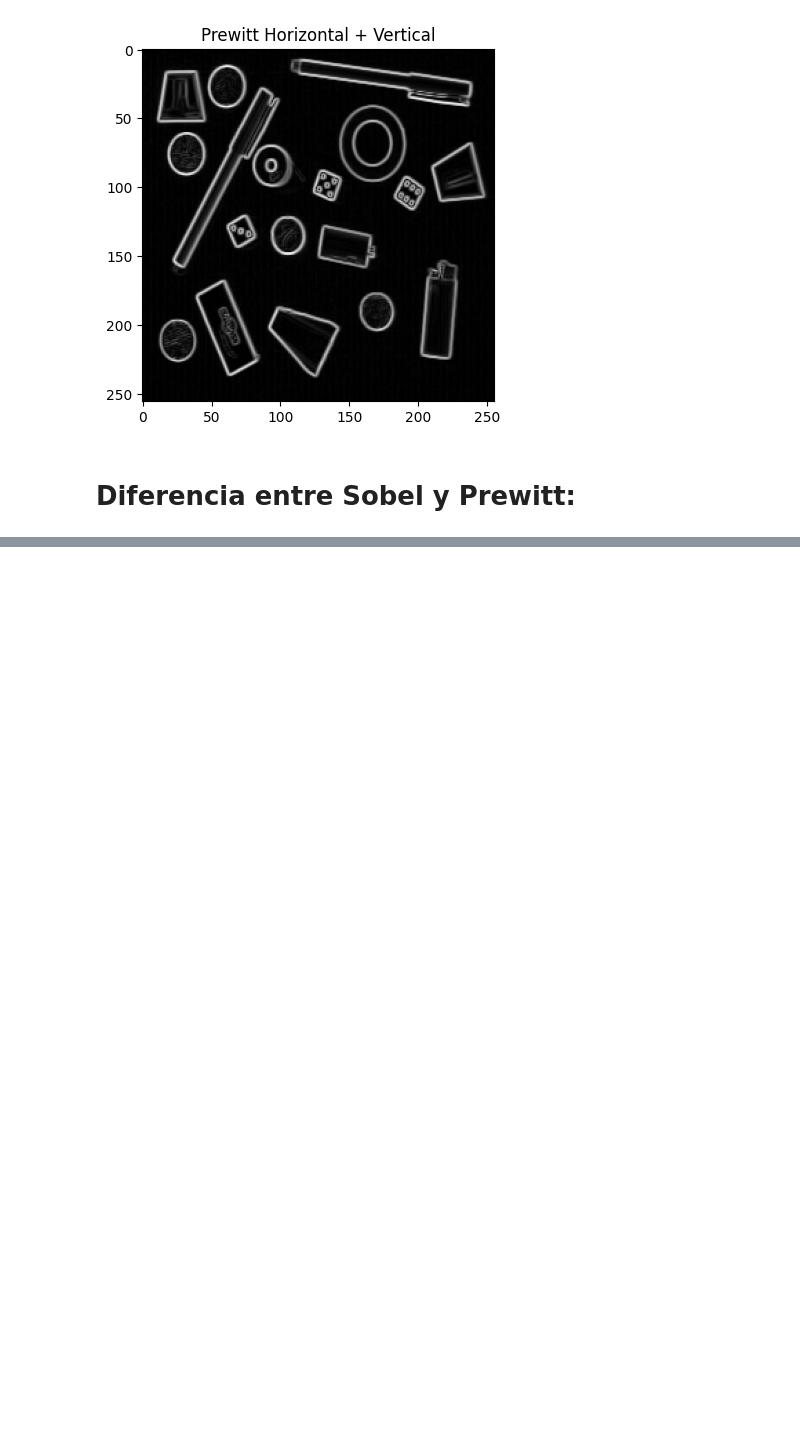
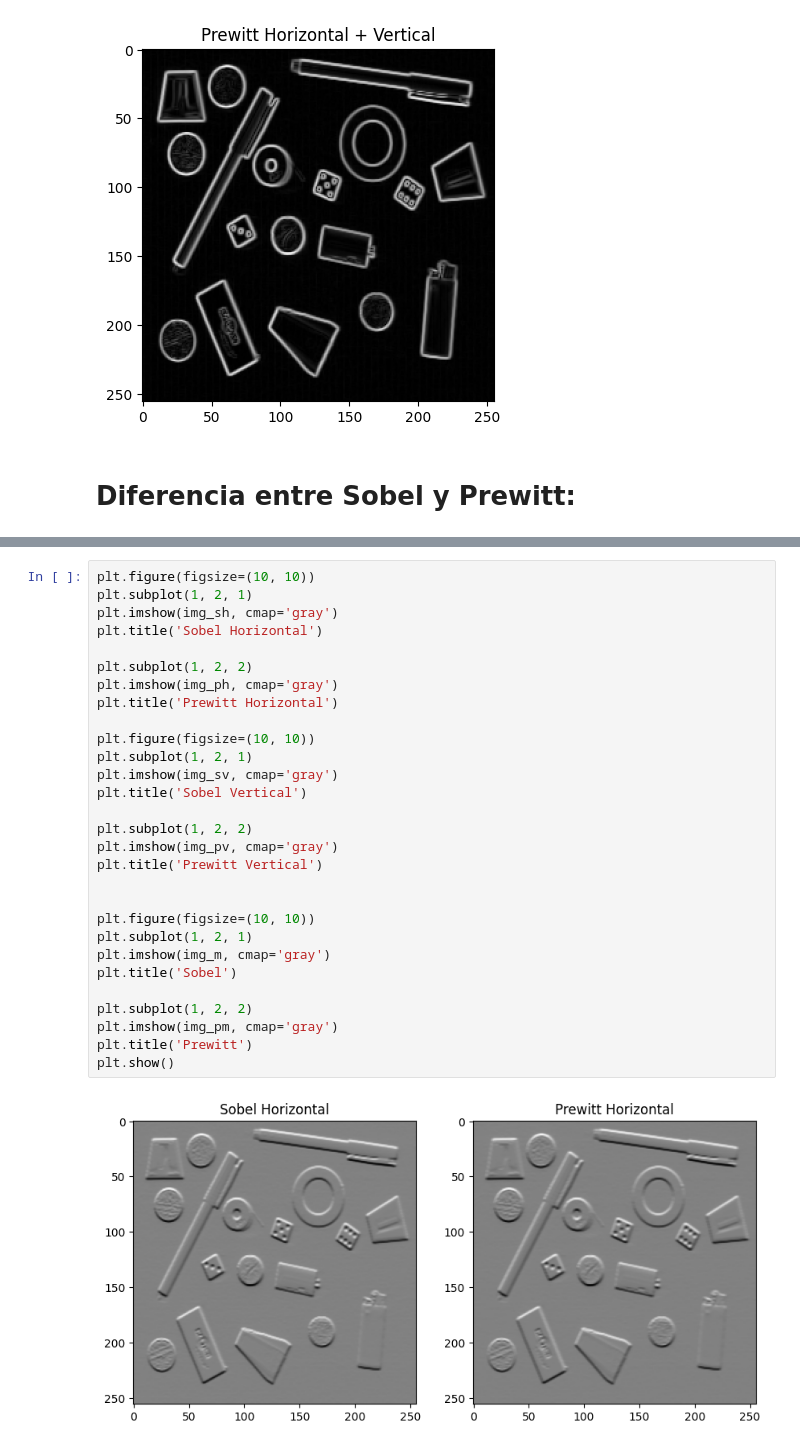
Before and after one commit to pukinidev/TalleresImagenes, a Jupyter notebook: Taller3/Filtros lineales de deteccion de contornos.ipynb, the cells around one changed output, grey strips where cells are left out. Saved outputs shown, nothing was run; the diff lists cells and outputs as text; blank space fills up the shorter version.

```diff
--- a/Taller3/Filtros lineales de deteccion de contornos.ipynb
+++ b/Taller3/Filtros lineales de deteccion de contornos.ipynb
@@ -93,0 +120,31 @@ sub = cv2.subtract(img_m, img_pm)
+# %%
+plt.figure(figsize=(10, 10))
+plt.subplot(1, 2, 1)
+plt.imshow(img_sh, cmap='gray')
+plt.title('Sobel Horizontal')
+
+plt.subplot(1, 2, 2)
+plt.imshow(img_ph, cmap='gray')
+plt.title('Prewitt Horizontal')
+
+plt.figure(figsize=(10, 10))
+plt.subplot(1, 2, 1)
+plt.imshow(img_sv, cmap='gray')
+plt.title('Sobel Vertical')
+
+plt.subplot(1, 2, 2)
+plt.imshow(img_pv, cmap='gray')
+plt.title('Prewitt Vertical')
+
+
+plt.figure(figsize=(10, 10))
+plt.subplot(1, 2, 1)
+plt.imshow(img_m, cmap='gray')
+plt.title('Sobel')
+
+plt.subplot(1, 2, 2)
+plt.imshow(img_pm, cmap='gray')
+plt.title('Prewitt')
+plt.show()
+# %% [output]
+[figure, added]
```
Also changed, not shown: parts of 11 cells of this notebook, 2 other files.
